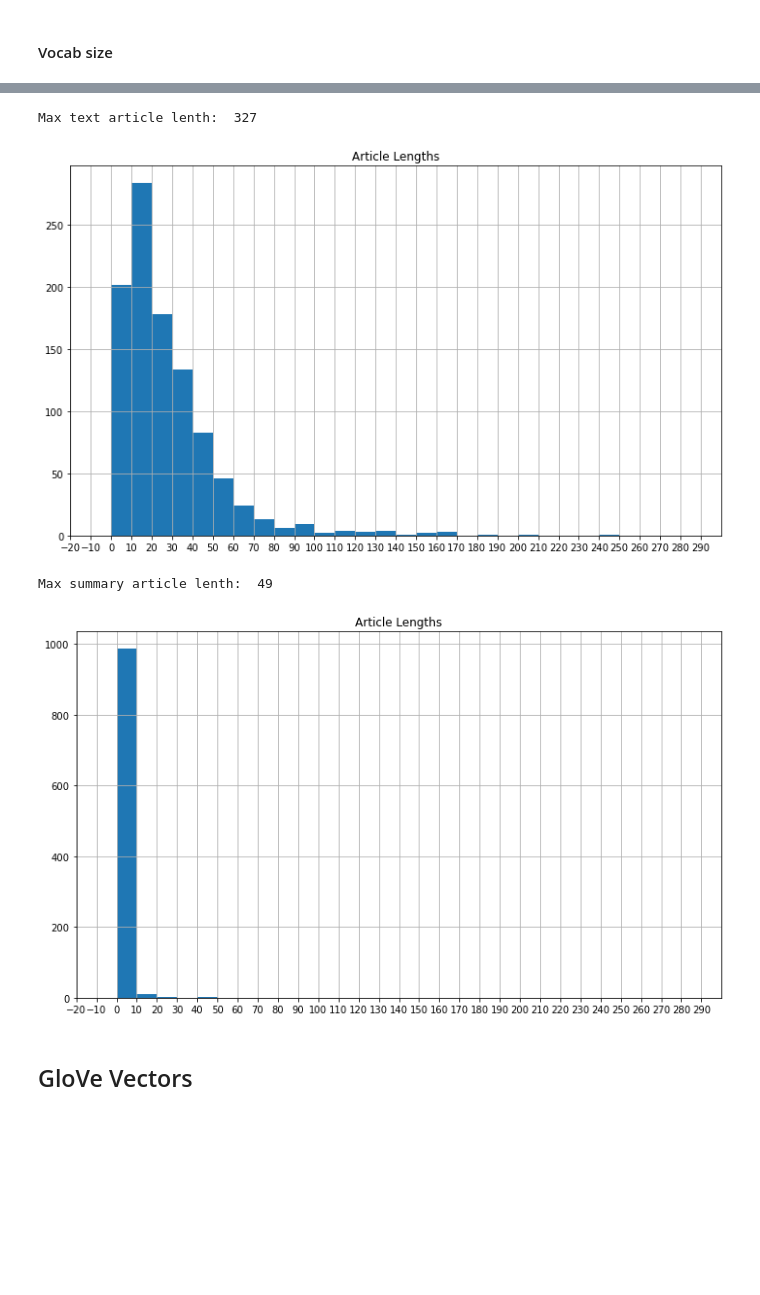
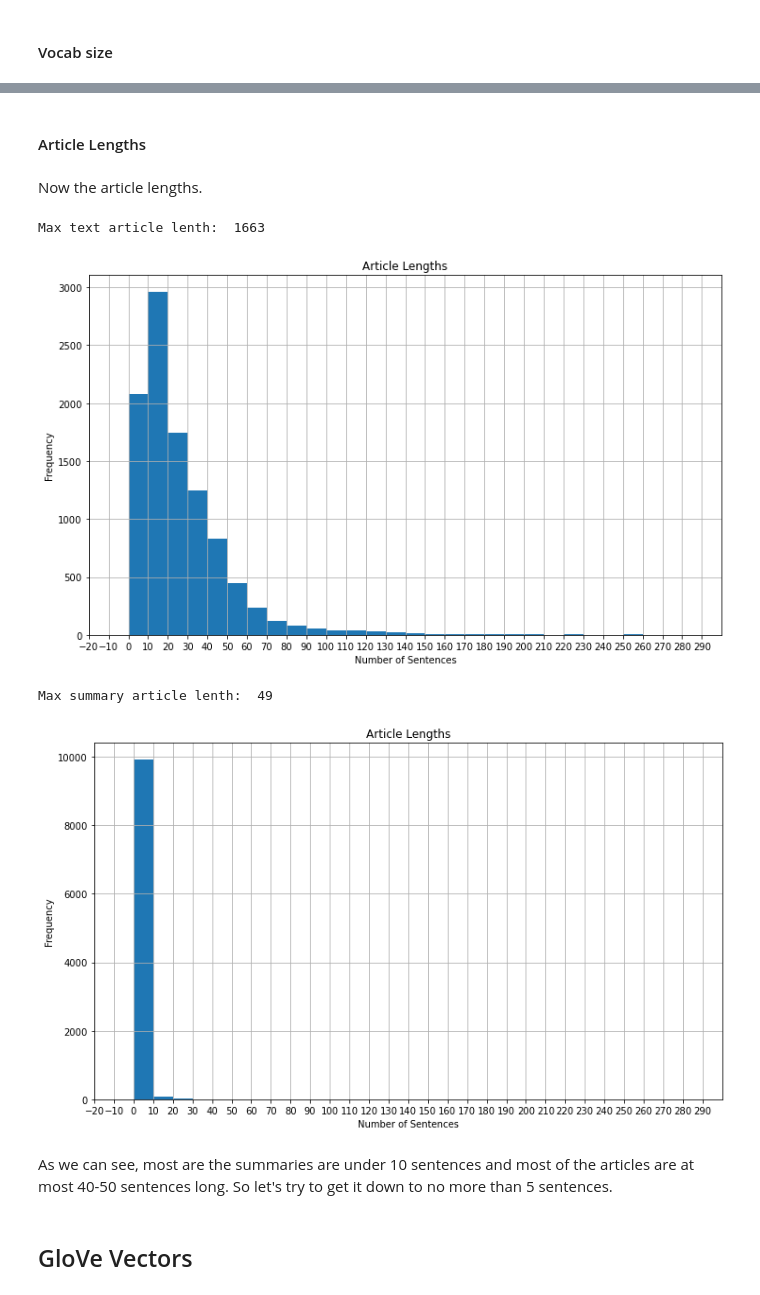
Before and after one commit to gilbert6wong/summarizer, a Jupyter notebook: summarizer.ipynb, the cells around one changed output, grey strips where cells are left out. Drawn from its saved outputs; the diff is of its cells as text; code cells hidden in the pictures; blank space fills up the shorter version.

```diff
--- a/summarizer.ipynb
+++ b/summarizer.ipynb
@@ -40,0 +106,3 @@ df_valid = make_df(data_valid, 300)
+# %%
+# create the train dataframe
+df_train = make_df(data_train, 10000)
@@ -266,28 +442,41 @@ Max summary sentence lenth:  48
+# %% [markdown]
+#### Article Lengths
+# %% [markdown]
+Now the article lengths.
 # %%
+# look at distribution of article lengths
 print("Max text article lenth: ", max(text_article_lengths))
 
 plt.figure(figsize=(12,7))
 plt.hist(text_article_lengths, bins=range(-30,300,10))
 plt.grid()
 plt.title('Article Lengths')
+plt.xlabel('Number of Sentences')
+plt.ylabel('Frequency')
 plt.xticks(range(-30,300,10))
 plt.xlim(-20,300)
+plt.savefig('article_lengths.png')
 plt.show()
 # %% [output]
-Max text article lenth:  327
+Max text article lenth:  1663
-[figure, old version]
+[figure, new version]
 # %%
+# look at distribution of summary lengths
 print("Max summary article lenth: ", max(summary_article_lengths))
 
 plt.figure(figsize=(12,7))
 plt.hist(summary_article_lengths, bins=range(-30,300,10))
 plt.grid()
 plt.title('Article Lengths')
+plt.xlabel('Number of Sentences')
+plt.ylabel('Frequency')
 plt.xticks(range(-30,300,10))
 plt.xlim(-20,300)
 plt.show()
 # %% [output]
 Max summary article lenth:  49
-[figure, old version]
+[figure, new version]
+# %% [markdown]
+As we can see, most are the summaries are under 10 sentences and most of the articles are at most 40-50 sentences long. So let's try to get it down to no more than 5 sentences.
 # %% [markdown]
 ## GloVe Vectors
```
Also changed, not shown: parts of 317 cells of this notebook, 4 other files.
